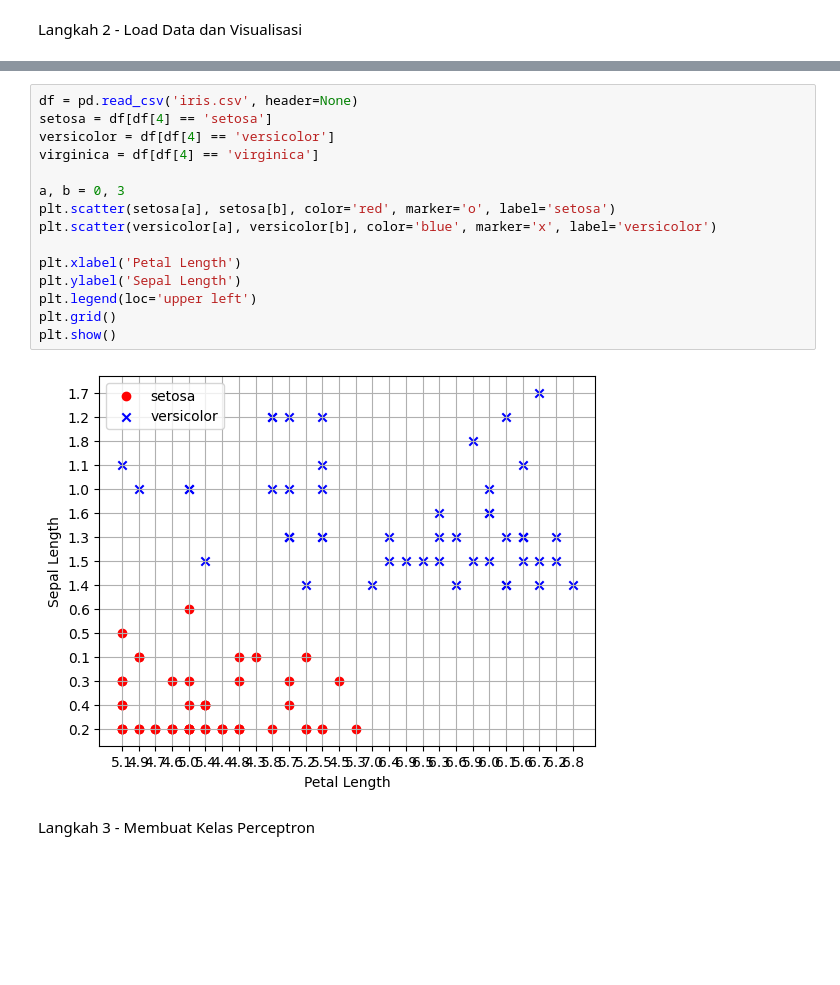
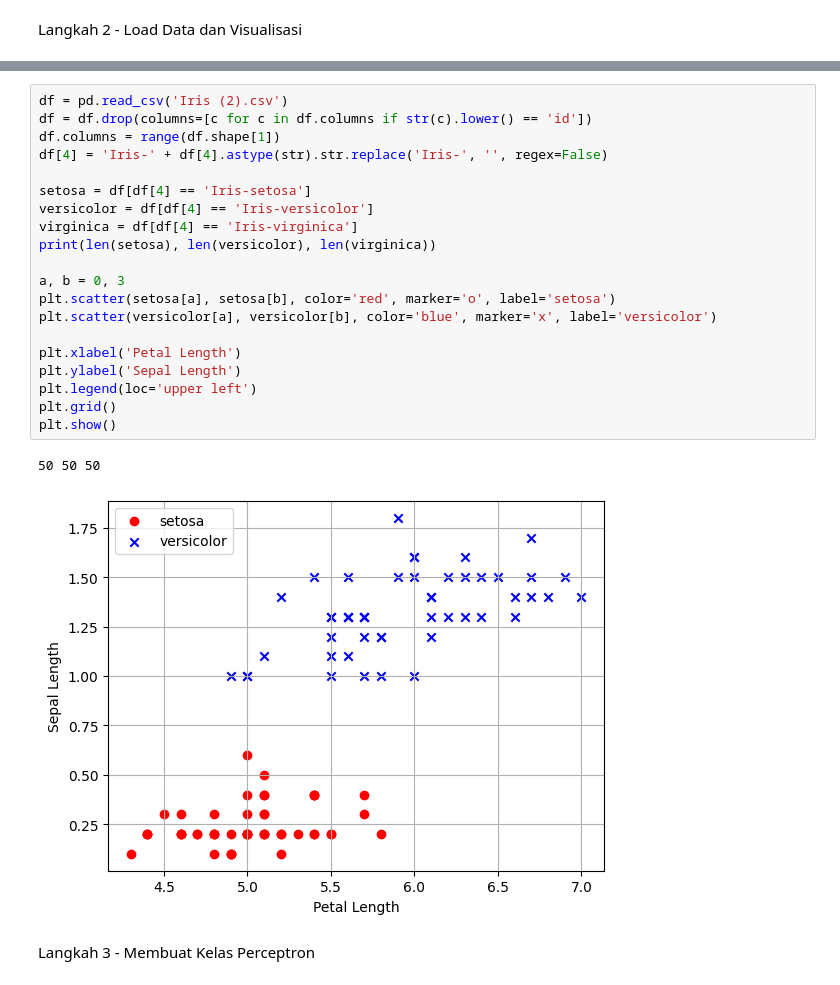
Before and after one commit to Fauzi455/PembelajaranMesin_2026, a Jupyter notebook: JS-10/LAB-1/Klasifikasi Bunga Iris dengan Perceptron.ipynb, the cells around one changed output, grey strips where cells are left out. Cells and saved outputs as stored; diff of their text form; blank space fills up the shorter version.

```diff
--- a/JS-10/LAB-1/Klasifikasi Bunga Iris dengan Perceptron.ipynb
+++ b/JS-10/LAB-1/Klasifikasi Bunga Iris dengan Perceptron.ipynb
@@ -20,20 +20,26 @@ Saving iris.csv to iris (1).csv
 # %%
-df = pd.read_csv('iris.csv', header=None)
-setosa = df[df[4] == 'setosa']
-versicolor = df[df[4] == 'versicolor']
-virginica = df[df[4] == 'virginica']
+df = pd.read_csv('Iris (2).csv')
+df = df.drop(columns=[c for c in df.columns if str(c).lower() == 'id'])
+df.columns = range(df.shape[1])
+df[4] = 'Iris-' + df[4].astype(str).str.replace('Iris-', '', regex=False)
+
+setosa = df[df[4] == 'Iris-setosa']
+versicolor = df[df[4] == 'Iris-versicolor']
+virginica = df[df[4] == 'Iris-virginica']
+print(len(setosa), len(versicolor), len(virginica))
 
 a, b = 0, 3
 plt.scatter(setosa[a], setosa[b], color='red', marker='o', label='setosa')
 plt.scatter(versicolor[a], versicolor[b], color='blue', marker='x', label='versicolor')
 
 plt.xlabel('Petal Length')
 plt.ylabel('Sepal Length')
 plt.legend(loc='upper left')
 plt.grid()
 plt.show()
 # %% [output]
+50 50 50
-[figure, old version]
+[figure, new version]
 # %% [markdown]
 Langkah 3 - Membuat Kelas Perceptron
 # %%
```
Also changed, not shown: parts of 4 cells of this notebook.
